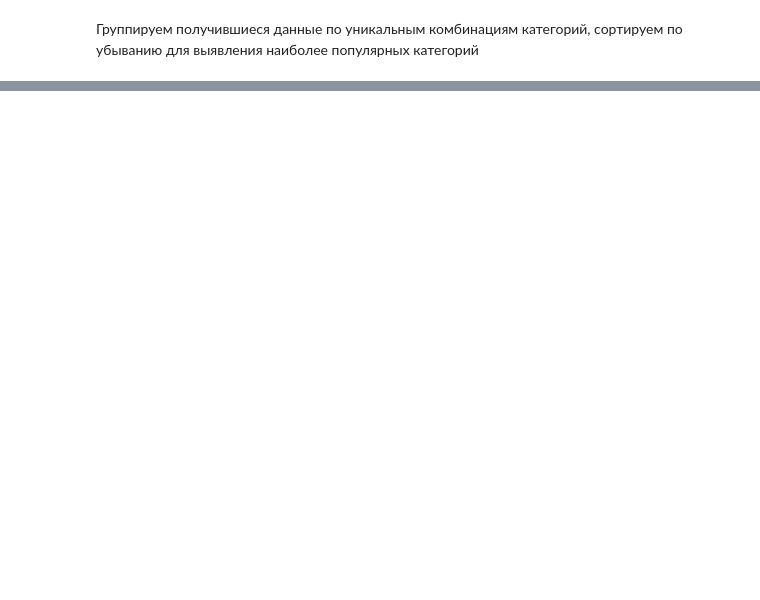
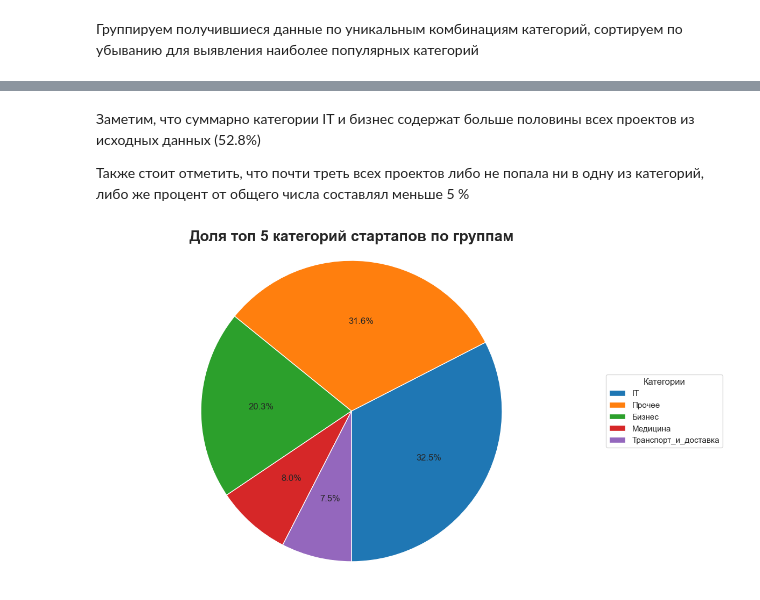
Before and after one commit to panchill/Startup-analytics, a Jupyter notebook: Startup_analytics.ipynb, the cells around one changed output, grey strips where cells are left out. Drawn from its saved outputs; the diff is of its cells as text; code cells hidden in the pictures; blank space fills up the shorter version.

```diff
--- a/Startup_analytics.ipynb
+++ b/Startup_analytics.ipynb
@@ -208,0 +220,46 @@ df[df['Категория'] == 'Медицина, Студенчество, Сп
+# %% [markdown]
+Заметим, что суммарно категории IT и бизнес содержат больше половины всех проектов из исходных данных (52.8%)
+
+Также стоит отметить, что почти треть всех проектов либо не попала ни в одну из категорий, либо же процент от общего числа составлял меньше 5 %
+# %%
+
+merge_to_other = ['Спорт', 'Музыка', 'Фрилансеры', 'Кулинария', 'Поездки_и_путешествия', 'Студенчество']
+
+category_labels = list(subcategory_counts.keys())
+category_counts = list(subcategory_counts.values())
+other_count = 0
+
+# Создаем новые списки для обновления
+for label, count in zip(category_labels, category_counts):
+    if label in merge_to_other:
+        other_count += count  # Суммируем категории, которые пойдут в "Прочее"
+
+# Удаляем объединенные категории из исходных списков
+category_labels = [label for label in category_labels if label not in merge_to_other]
+category_counts = [count for label, count in zip(category_labels, category_counts) if label not in merge_to_other]
+
+# Определение цветов для каждого сегмента
+colors = plt.get_cmap('tab10').colors
+
+# Создание круговой диаграммы с объединением в "Прочее"
+plt.figure(figsize=(12, 8))
+plt.pie(
+    category_counts,
+    autopct='%1.1f%%',
+    colors=colors[:len(category_labels)],  # Убедитесь, что достаточно цветов для всех категорий
+    startangle=-90
+)
+
+# Настройка легенды
+plt.legend(
+    category_labels,
+    title="Категории",
+    loc="center left",
+    bbox_to_anchor=(1, 0, 0.5, 1)
+)
+
+plt.title('Доля топ 5 категорий стартапов по группам', fontsize=20, fontweight='bold')
+plt.axis('equal')  # Оформление диаграммы в круг
+plt.show()
+# %% [output]
+[figure, added]
```
Also changed, not shown: parts of 7 cells of this notebook.
